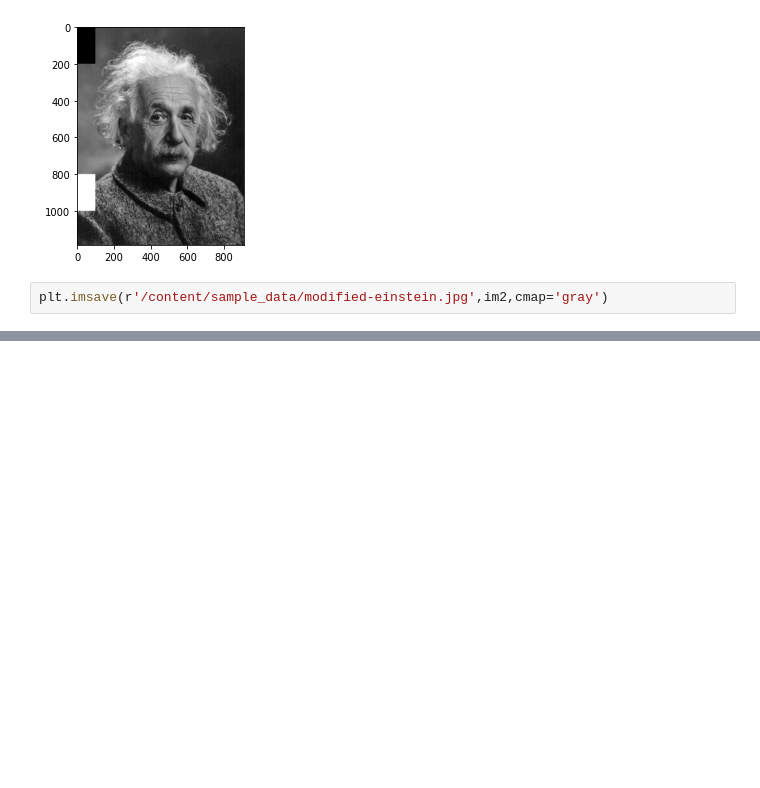
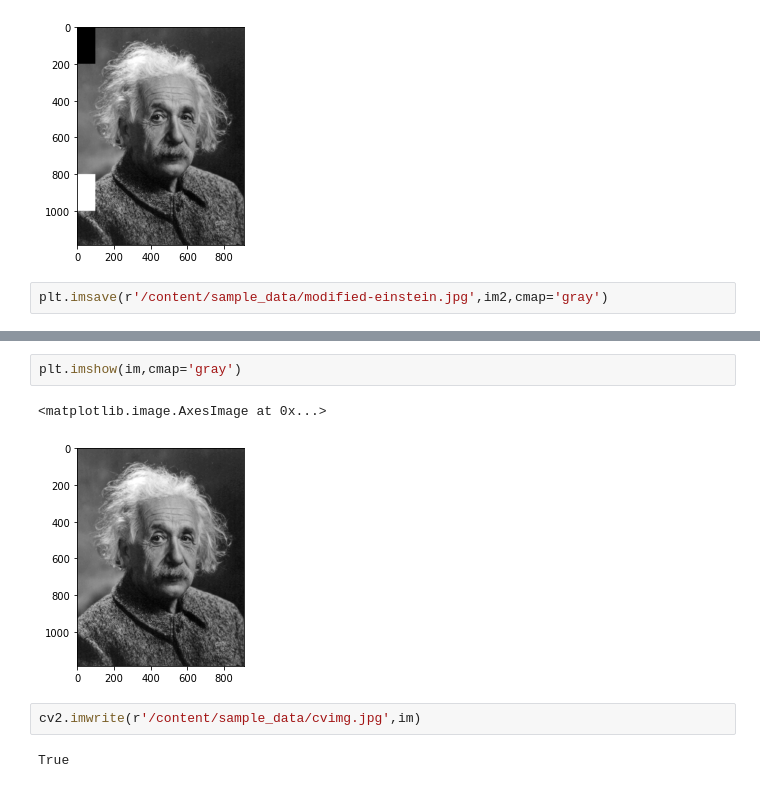
Before and after one commit to Jayashree-DataScience/cvfiles, a Jupyter notebook: Grayscaleimage.ipynb, the cells around one changed output, grey strips where cells are left out. Cells and saved outputs as stored; diff of their text form; blank space fills up the shorter version.

```diff
--- a/Grayscaleimage.ipynb
+++ b/Grayscaleimage.ipynb
@@ -138,0 +170,9 @@ plt.imsave(r'/content/sample_data/modified-einstein.jpg',im2,cmap='gray')
+# %%
+plt.imshow(im,cmap='gray')
+# %% [output]
+<matplotlib.image.AxesImage at 0x...>
+[figure, added]
+# %%
+cv2.imwrite(r'/content/sample_data/cvimg.jpg',im)
+# %% [output]
+True
```
Also changed, not shown: parts of 9 cells of this notebook.
